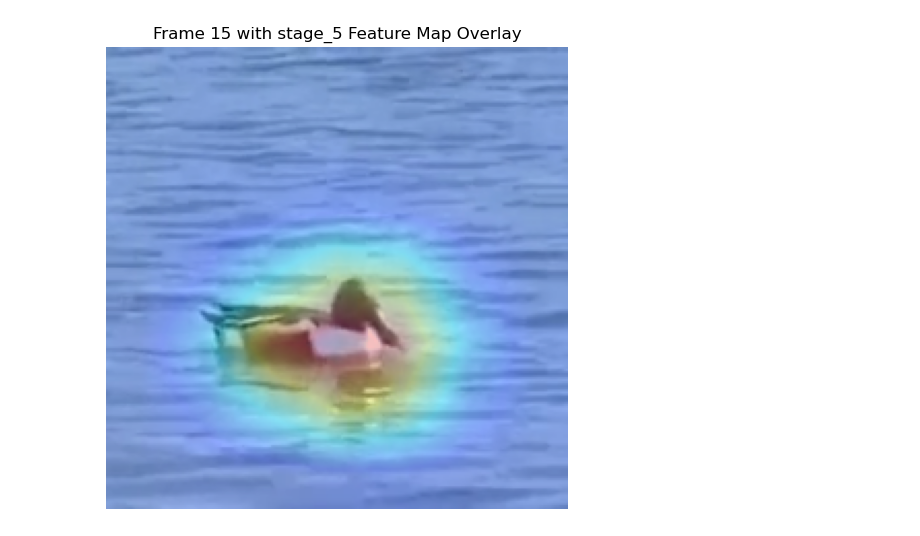
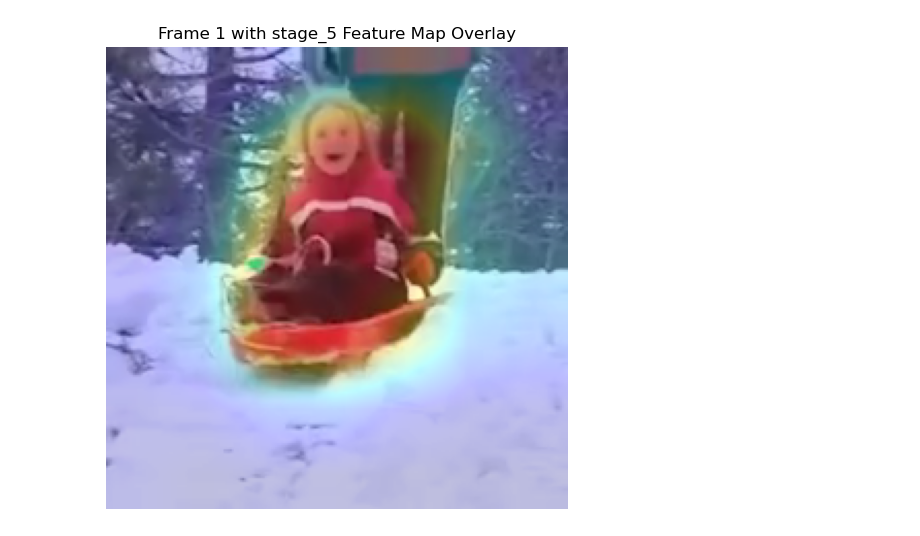
Before and after one commit to mafr22ao/Brainvision_Project, a Jupyter notebook: visualize_fm_overlay.ipynb, the cells around one changed output. Drawn from its saved outputs; the diff is of its cells as text; code cells hidden in the pictures.

```diff
--- a/visualize_fm_overlay.ipynb
+++ b/visualize_fm_overlay.ipynb
@@ -178,3 +173,3 @@ WARNING:tensorflow:From C:\Users\marce\anaconda3\Lib\site-packages\keras\src\lay
 # %%
-plot_frame_with_feature_map_overlay('0001', 15, 'stage_5', models, 'avg')
+plot_frame_with_feature_map_overlay('0004', 1, 'stage_5', models, 'avg')
 # %% [output]
@@ -193 +186 @@ WARNING:tensorflow:6 out of the last 6 calls to <function Model.make_predict_fun
-[figure, old version]
+[figure, new version]
```
Also changed, not shown: parts of 3 cells of this notebook, 7 other files.
